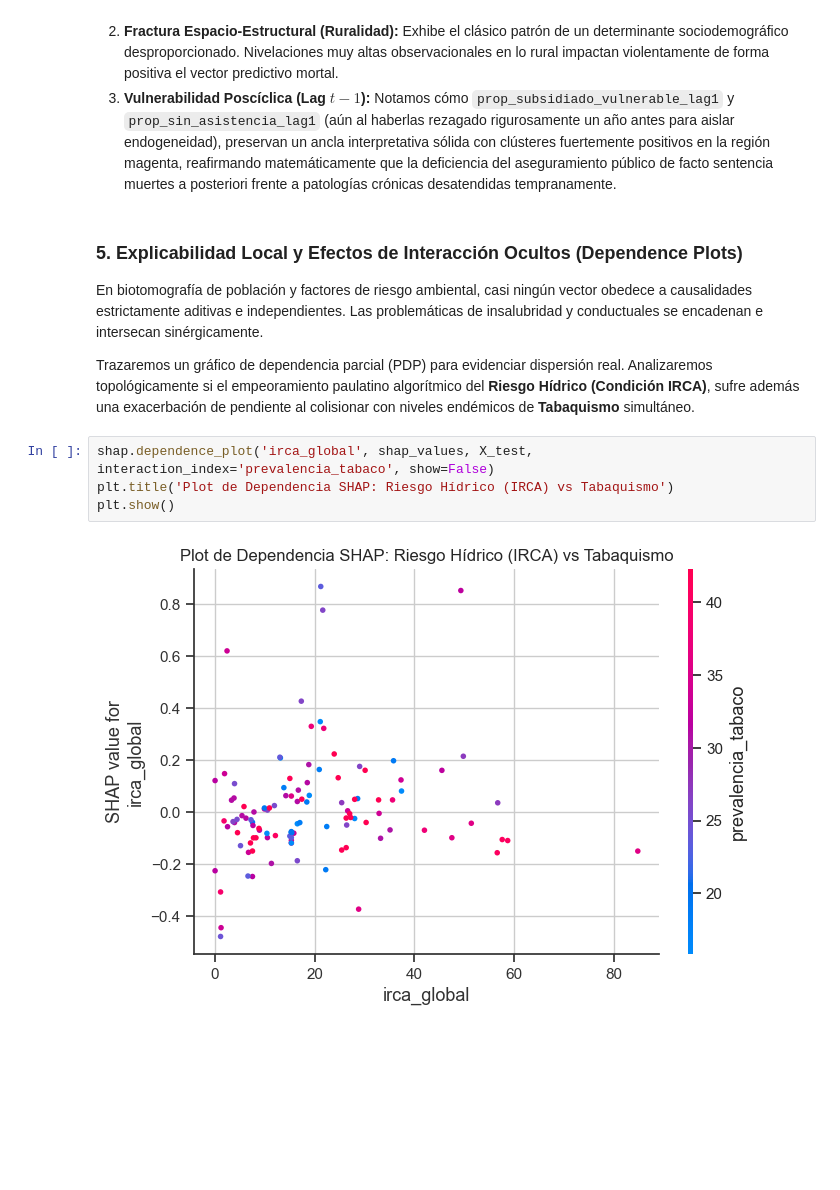
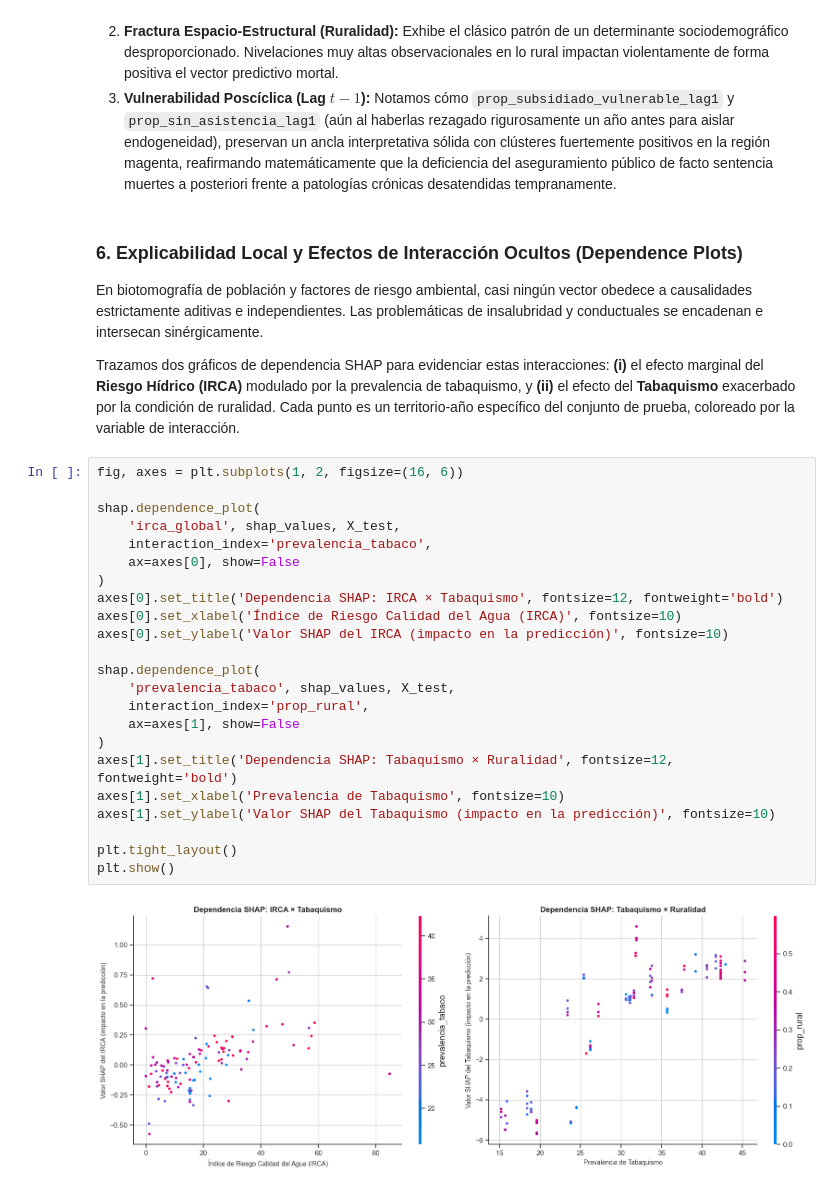
Before and after one commit to LasciaStare/Seminario, a Jupyter notebook: 5_modelo_xgboost.ipynb, the cells around one changed output. Saved outputs shown, nothing was run; the diff lists cells and outputs as text; blank space fills up the shorter version.

```diff
--- a/5_modelo_xgboost.ipynb
+++ b/5_modelo_xgboost.ipynb
@@ -179,15 +319,34 @@ Este diagrama en enjambre expande masivamente nuestro horizonte analítico cruza
 2.  **Fractura Espacio-Estructural (Ruralidad):** Exhibe el clásico patrón de un determinante sociodemográfico desproporcionado. Nivelaciones muy altas observacionales en lo rural impactan violentamente de forma positiva el vector predictivo mortal.
 3.  **Vulnerabilidad Poscíclica (Lag $t-1$):** Notamos cómo `prop_subsidiado_vulnerable_lag1` y `prop_sin_asistencia_lag1` (aún al haberlas rezagado rigurosamente un año antes para aislar endogeneidad), preservan un ancla interpretativa sólida con clústeres fuertemente positivos en la región magenta, reafirmando matemáticamente que la deficiencia del aseguramiento público de facto sentencia muertes a posteriori frente a patologías crónicas desatendidas tempranamente.
 # %% [markdown]
-### 5. Explicabilidad Local y Efectos de Interacción Ocultos (Dependence Plots)
+### 6. Explicabilidad Local y Efectos de Interacción Ocultos (Dependence Plots)
 
 En biotomografía de población y factores de riesgo ambiental, casi ningún vector obedece a causalidades estrictamente aditivas e independientes. Las problemáticas de insalubridad y conductuales se encadenan e intersecan sinérgicamente.
 
-Trazaremos un gráfico de dependencia parcial (PDP) para evidenciar dispersión real. Analizaremos topológicamente si el empeoramiento paulatino algorítmico del **Riesgo Hídrico (Condición IRCA)**, sufre además una exacerbación de pendiente al colisionar con niveles endémicos de **Tabaquismo** simultáneo.
+Trazamos dos gráficos de dependencia SHAP para evidenciar estas interacciones: **(i)** el efecto marginal del **Riesgo Hídrico (IRCA)** modulado por la prevalencia de tabaquismo, y **(ii)** el efecto del **Tabaquismo** exacerbado por la condición de ruralidad. Cada punto es un territorio-año específico del conjunto de prueba, coloreado por la variable de interacción.
 # %%
-shap.dependence_plot('irca_global', shap_values, X_test, interaction_index='prevalencia_tabaco', show=False)
-plt.title('Plot de Dependencia SHAP: Riesgo Hídrico (IRCA) vs Tabaquismo')
+fig, axes = plt.subplots(1, 2, figsize=(16, 6))
+
+shap.dependence_plot(
+    'irca_global', shap_values, X_test,
+    interaction_index='prevalencia_tabaco',
+    ax=axes[0], show=False
+)
+axes[0].set_title('Dependencia SHAP: IRCA × Tabaquismo', fontsize=12, fontweight='bold')
+axes[0].set_xlabel('Índice de Riesgo Calidad del Agua (IRCA)', fontsize=10)
+axes[0].set_ylabel('Valor SHAP del IRCA (impacto en la predicción)', fontsize=10)
+
+shap.dependence_plot(
+    'prevalencia_tabaco', shap_values, X_test,
+    interaction_index='prop_rural',
+    ax=axes[1], show=False
+)
+axes[1].set_title('Dependencia SHAP: Tabaquismo × Ruralidad', fontsize=12, fontweight='bold')
+axes[1].set_xlabel('Prevalencia de Tabaquismo', fontsize=10)
+axes[1].set_ylabel('Valor SHAP del Tabaquismo (impacto en la predicción)', fontsize=10)
+
+plt.tight_layout()
 plt.show()
 # %% [output]
-[figure, old version]
+[figure, new version]
 # %% [markdown]
```
Also changed, not shown: parts of 11 cells of this notebook, 3 other files.
